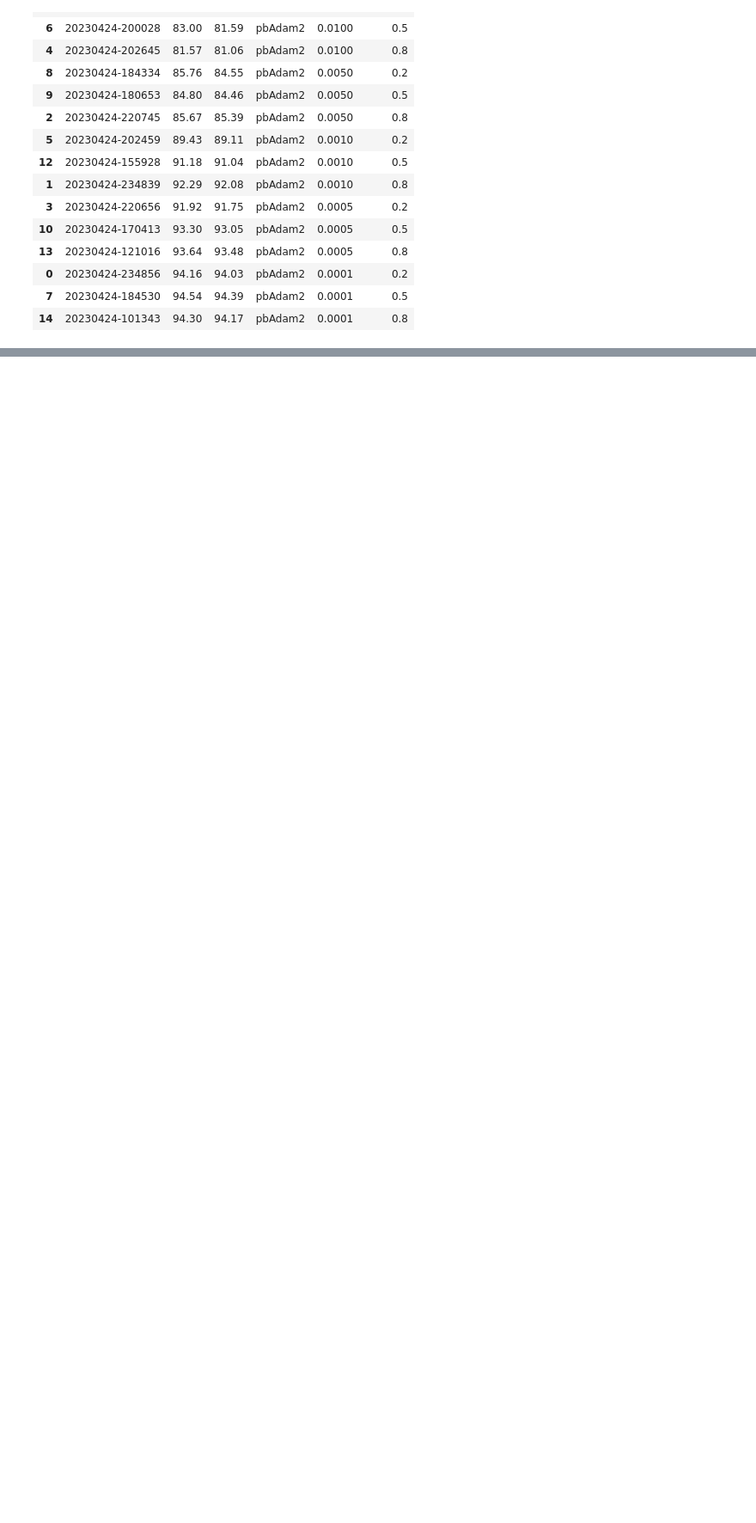
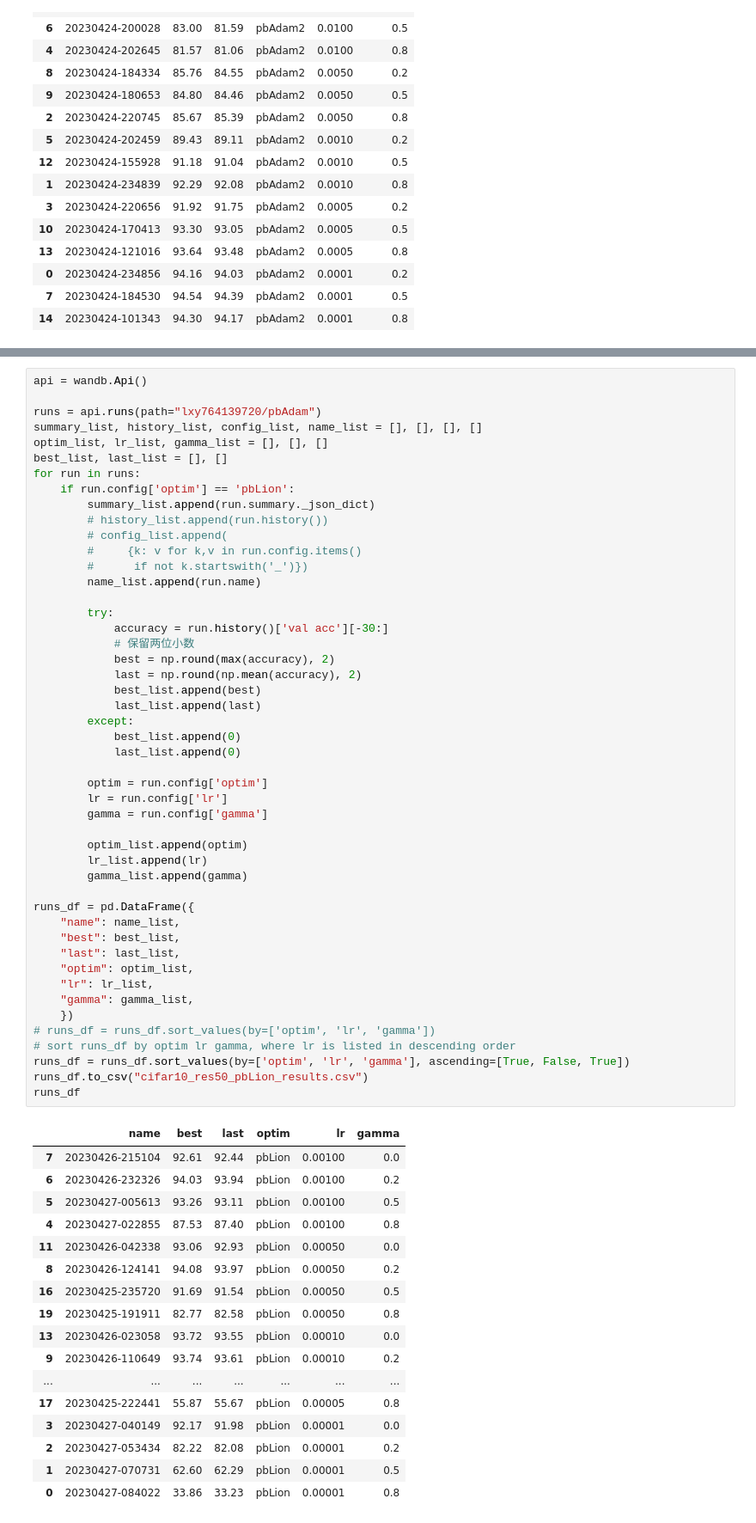
Before and after one commit to lxysl/pbSGD, a Jupyter notebook: statistics.ipynb, the cells around one changed output, grey strips where cells are left out. Shown at 86% size. Saved outputs shown, nothing was run; the diff lists cells and outputs as text; blank space fills up the shorter version.

Commit message:
[feature] pbAdamW2, pbLion2

```diff
--- a/statistics.ipynb
+++ b/statistics.ipynb
@@ -339,0 +509,66 @@ runs_df
+# %%
+api = wandb.Api()
+
+runs = api.runs(path="lxy764139720/pbAdam")
+summary_list, history_list, config_list, name_list = [], [], [], []
+optim_list, lr_list, gamma_list = [], [], []
+best_list, last_list = [], []
+for run in runs:
+    if run.config['optim'] == 'pbLion':
+        summary_list.append(run.summary._json_dict)
+        # history_list.append(run.history())
+        # config_list.append(
+        #     {k: v for k,v in run.config.items()
+        #      if not k.startswith('_')})
+        name_list.append(run.name)
+
+        try:
+            accuracy = run.history()['val acc'][-30:]
+            # 保留两位小数
+            best = np.round(max(accuracy), 2)
+            last = np.round(np.mean(accuracy), 2)
+            best_list.append(best)
+            last_list.append(last)
+        except:
+            best_list.append(0)
+            last_list.append(0)
+
+        optim = run.config['optim']
+        lr = run.config['lr']
+        gamma = run.config['gamma']
+
+        optim_list.append(optim)
+        lr_list.append(lr)
+        gamma_list.append(gamma)
+
+runs_df = pd.DataFrame({
+    "name": name_list,
+    "best": best_list,
+    "last": last_list,
+    "optim": optim_list,
+    "lr": lr_list,
+    "gamma": gamma_list,
+    })
+# runs_df = runs_df.sort_values(by=['optim', 'lr', 'gamma'])
+# sort runs_df by optim lr gamma, where lr is listed in descending order
+runs_df = runs_df.sort_values(by=['optim', 'lr', 'gamma'], ascending=[True, False, True])
+runs_df.to_csv("cifar10_res50_pbLion_results.csv")
+runs_df
+# %% [output]
+|  | name | best | last | optim | lr | gamma |
+| 7 | 20230426-215104 | 92.61 | 92.44 | pbLion | 0.00100 | 0.0 |
+| 6 | 20230426-232326 | 94.03 | 93.94 | pbLion | 0.00100 | 0.2 |
+| 5 | 20230427-005613 | 93.26 | 93.11 | pbLion | 0.00100 | 0.5 |
+| 4 | 20230427-022855 | 87.53 | 87.40 | pbLion | 0.00100 | 0.8 |
+| 11 | 20230426-042338 | 93.06 | 92.93 | pbLion | 0.00050 | 0.0 |
+| 8 | 20230426-124141 | 94.08 | 93.97 | pbLion | 0.00050 | 0.2 |
+| 16 | 20230425-235720 | 91.69 | 91.54 | pbLion | 0.00050 | 0.5 |
+| 19 | 20230425-191911 | 82.77 | 82.58 | pbLion | 0.00050 | 0.8 |
+| 13 | 20230426-023058 | 93.72 | 93.55 | pbLion | 0.00010 | 0.0 |
+| 9 | 20230426-110649 | 93.74 | 93.61 | pbLion | 0.00010 | 0.2 |
+| ... | ... | ... | ... | ... | ... | ... |
+| 17 | 20230425-222441 | 55.87 | 55.67 | pbLion | 0.00005 | 0.8 |
+| 3 | 20230427-040149 | 92.17 | 91.98 | pbLion | 0.00001 | 0.0 |
+| 2 | 20230427-053434 | 82.22 | 82.08 | pbLion | 0.00001 | 0.2 |
+| 1 | 20230427-070731 | 62.60 | 62.29 | pbLion | 0.00001 | 0.5 |
+| 0 | 20230427-084022 | 33.86 | 33.23 | pbLion | 0.00001 | 0.8 |
```
Also changed, not shown: parts of 6 cells of this notebook, 20 other files.
